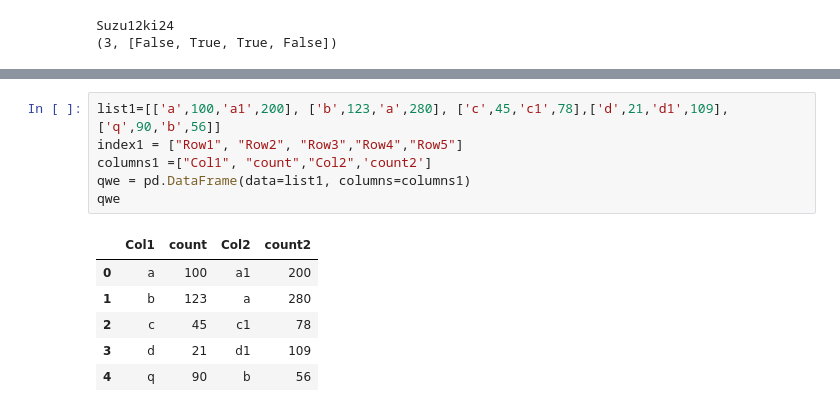
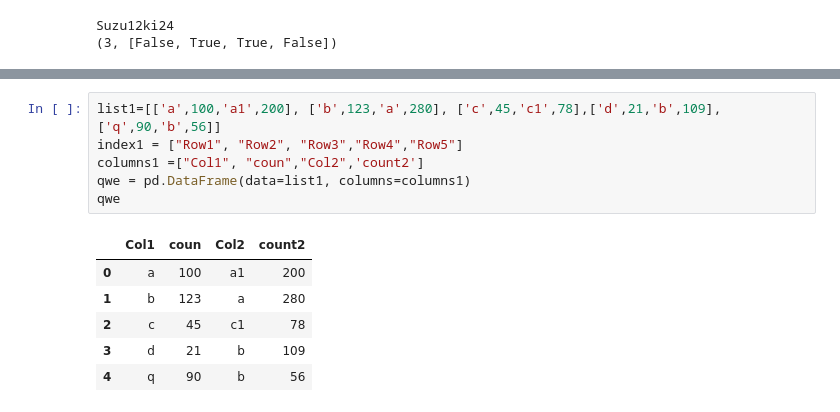
Before and after one commit to Yamada8412/Prog2kakushin, a Jupyter notebook: work1.ipynb, the cells around one changed output, grey strips where cells are left out. Cells and saved outputs as stored; diff of their text form.

```diff
--- a/work1.ipynb
+++ b/work1.ipynb
@@ -109,13 +121,13 @@ print(a&b)
 # %%
-list1=[['a',100,'a1',200], ['b',123,'a',280], ['c',45,'c1',78],['d',21,'d1',109],['q',90,'b',56]]
+list1=[['a',100,'a1',200], ['b',123,'a',280], ['c',45,'c1',78],['d',21,'b',109],['q',90,'b',56]]
 index1 = ["Row1", "Row2", "Row3","Row4","Row5"]
-columns1 =["Col1", "count","Col2",'count2']
+columns1 =["Col1", "coun","Col2",'count2']
 qwe = pd.DataFrame(data=list1, columns=columns1)
 qwe
 # %% [output]
-|  | Col1 | count | Col2 | count2 |
+|  | Col1 | coun | Col2 | count2 |
 | 0 | a | 100 | a1 | 200 |
 | 1 | b | 123 | a | 280 |
 | 2 | c | 45 | c1 | 78 |
-| 3 | d | 21 | d1 | 109 |
+| 3 | d | 21 | b | 109 |
 | 4 | q | 90 | b | 56 |
```
Also changed, not shown: parts of 14 cells of this notebook.
